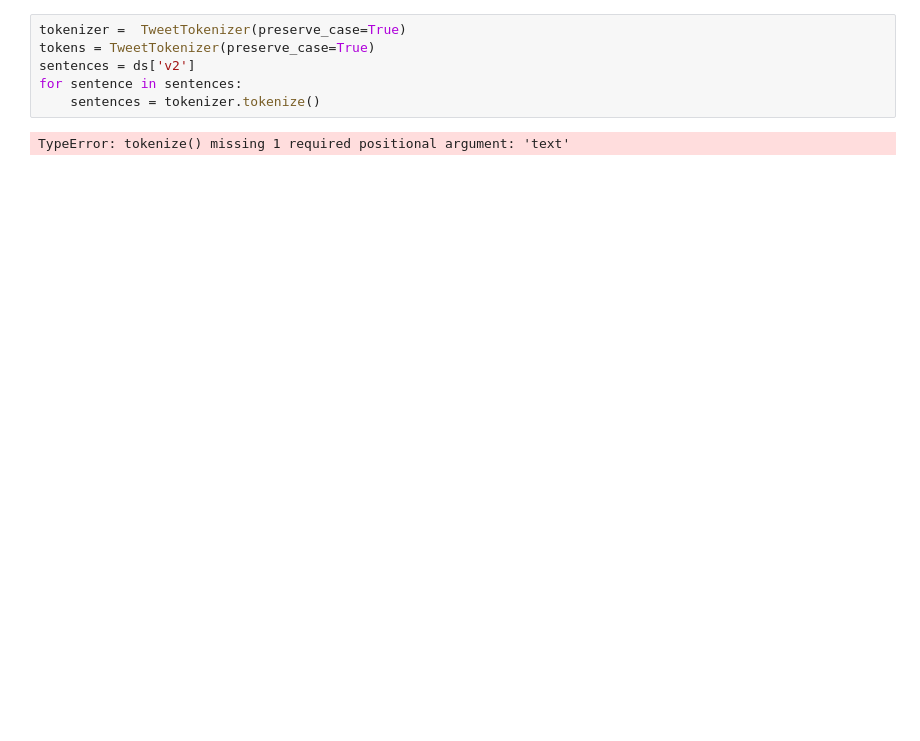
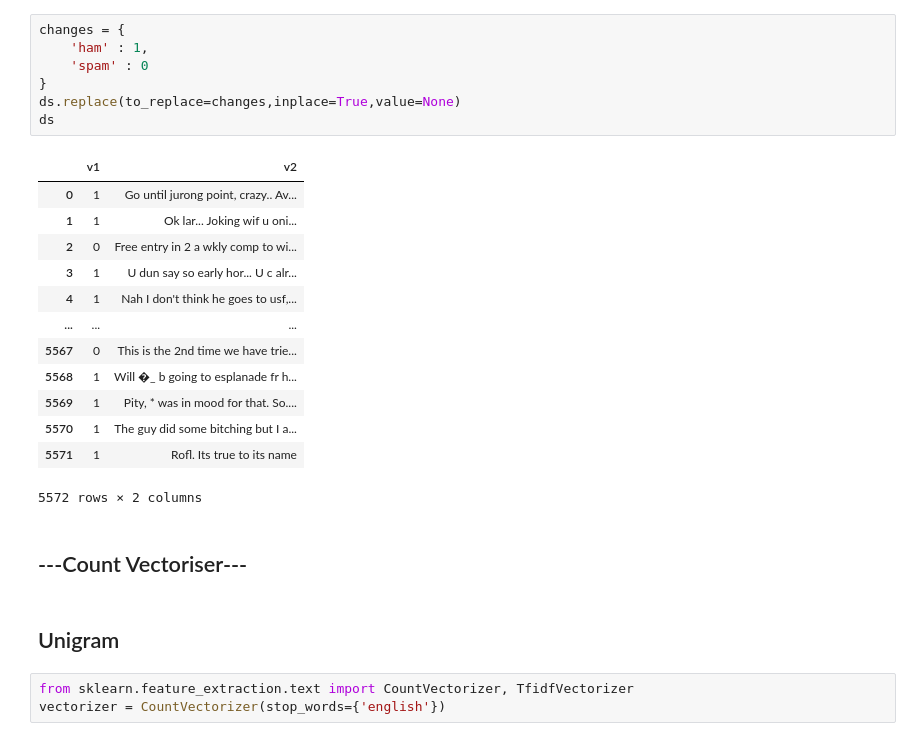
Before and after one commit to JainilTrivedi/CE166_JAINIL_ML, a Jupyter notebook: 08.ipynb, the cells around one changed output. Saved outputs shown, nothing was run; the diff lists cells and outputs as text; blank space fills up the shorter version.

Commit message:
L8 CountVectorizer Part Done

```diff
--- a/08.ipynb
+++ b/08.ipynb
@@ -28,8 +39,28 @@ ds
+# %%
+changes = {
+    'ham' : 1,
+    'spam' : 0
+}
+ds.replace(to_replace=changes,inplace=True,value=None)
+ds
+# %% [output]
+|  | v1 | v2 |
+| 0 | 1 | Go until jurong point, crazy.. Av... |
+| 1 | 1 | Ok lar... Joking wif u oni... |
+| 2 | 0 | Free entry in 2 a wkly comp to wi... |
+| 3 | 1 | U dun say so early hor... U c alr... |
+| 4 | 1 | Nah I don't think he goes to usf,... |
+| ... | ... | ... |
+| 5567 | 0 | This is the 2nd time we have trie... |
+| 5568 | 1 | Will �_ b going to esplanade fr h... |
+| 5569 | 1 | Pity, * was in mood for that. So.... |
+| 5570 | 1 | The guy did some bitching but I a... |
+| 5571 | 1 | Rofl. Its true to its name |
+5572 rows × 2 columns
+# %% [markdown]
+## ---Count Vectoriser---
+# %% [markdown]
+## Unigram
 # %%
-tokenizer =  TweetTokenizer(preserve_case=True)
-tokens = TweetTokenizer(preserve_case=True)
-sentences = ds['v2']
-for sentence in sentences:
-    sentences = tokenizer.tokenize()
+from sklearn.feature_extraction.text import CountVectorizer, TfidfVectorizer
+vectorizer = CountVectorizer(stop_words={'english'})
-# %% [output]
-TypeError: tokenize() missing 1 required positional argument: 'text'
```
Also changed, not shown: parts of 25 cells of this notebook.
